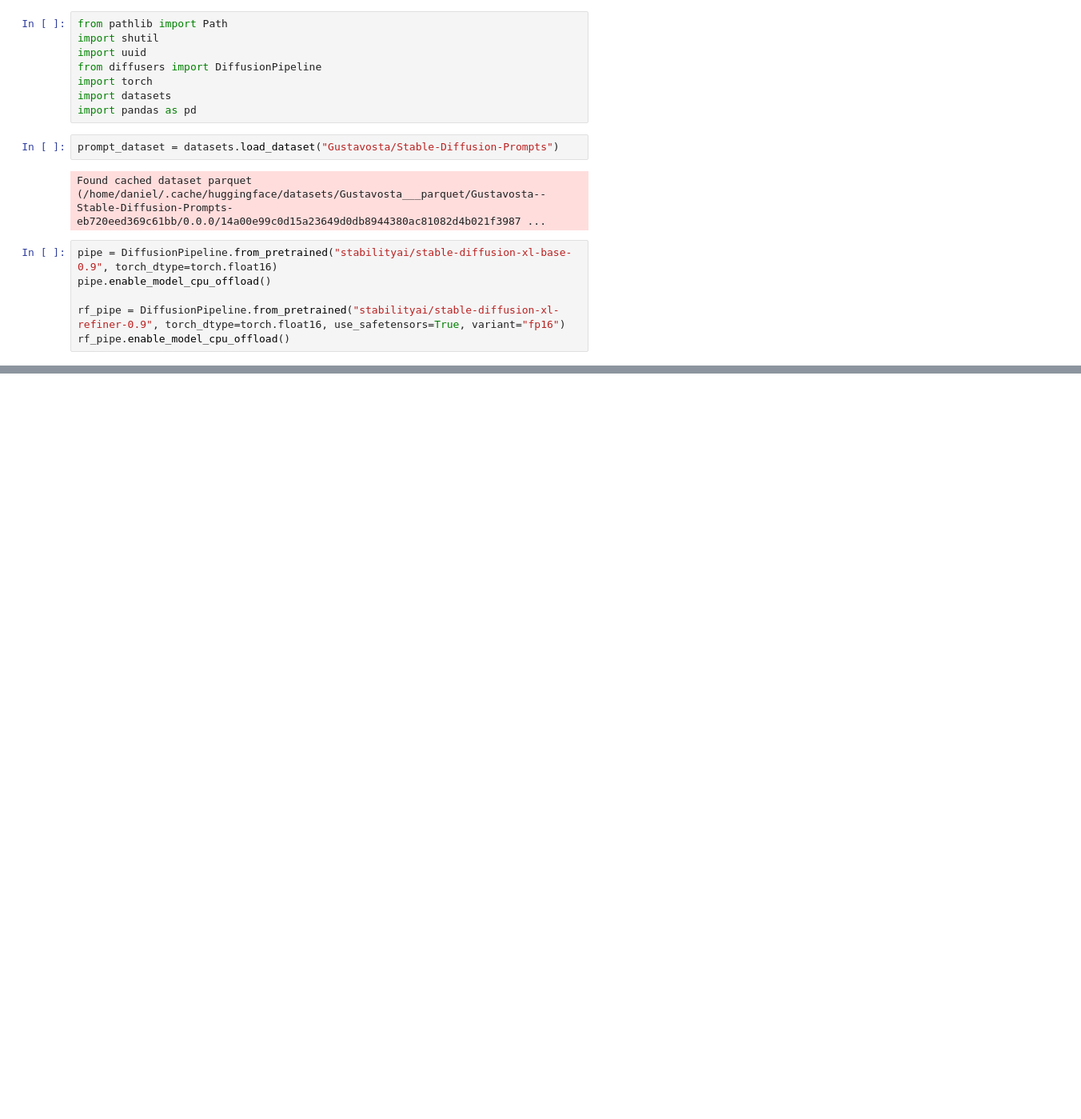
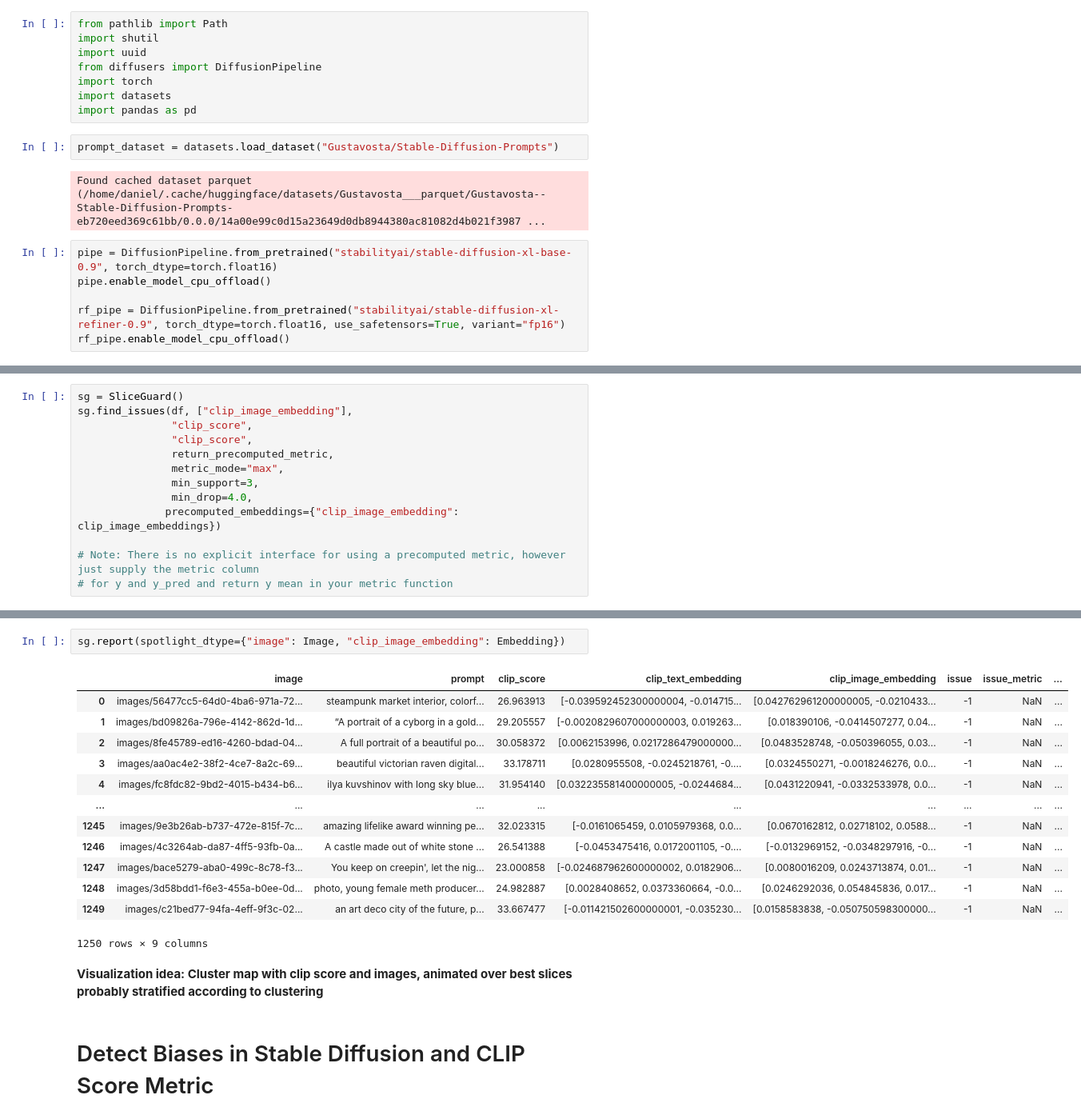
Before and after one commit to Renumics/sliceguard, a Jupyter notebook: examples/stable_diffusion_evaluation.ipynb, the cells around one changed output, grey strips where cells are left out. Shown at 80% size. Saved outputs shown, nothing was run; the diff lists cells and outputs as text; blank space fills up the shorter version.

Commit message:
use precomputed clip embeddings for evaluation

```diff
--- a/examples/stable_diffusion_evaluation.ipynb
+++ b/examples/stable_diffusion_evaluation.ipynb
@@ -89,0 +175,13 @@ KeyboardInterrupt
+# %%
+sg = SliceGuard()
+sg.find_issues(df, ["clip_image_embedding"],
+               "clip_score",
+               "clip_score",
+               return_precomputed_metric,
+               metric_mode="max",
+               min_support=3,
+               min_drop=4.0,
+              precomputed_embeddings={"clip_image_embedding": clip_image_embeddings})
+
+# Note: There is no explicit interface for using a precomputed metric, however just supply the metric column
+# for y and y_pred and return y mean in your metric function
@@ -89,0 +206,20 @@ KeyboardInterrupt
+# %%
+sg.report(spotlight_dtype={"image": Image, "clip_image_embedding": Embedding})
+# %% [output]
+|  | image | prompt | clip_score | clip_text_embedding | clip_image_embedding | issue | issue_metric | ... |
+| 0 | images/56477cc5-64d0-4ba6-971a-72... | steampunk market interior, colorf... | 26.963913 | [-0.039592452300000004, -0.014715... | [0.042762961200000005, -0.0210433... | -1 | NaN | ... |
+| 1 | images/bd09826a-796e-4142-862d-1d... | “A portrait of a cyborg in a gold... | 29.205557 | [-0.0020829607000000003, 0.019263... | [0.018390106, -0.0414507277, 0.04... | -1 | NaN | ... |
+| 2 | images/8fe45789-ed16-4260-bdad-04... | A full portrait of a beautiful po... | 30.058372 | [0.0062153996, 0.0217286479000000... | [0.0483528748, -0.050396055, 0.03... | -1 | NaN | ... |
+| 3 | images/aa0ac4e2-38f2-4ce7-8a2c-69... | beautiful victorian raven digital... | 33.178711 | [0.0280955508, -0.0245218761, -0.... | [0.0324550271, -0.0018246276, 0.0... | -1 | NaN | ... |
+| 4 | images/fc8fdc82-9bd2-4015-b434-b6... | ilya kuvshinov with long sky blue... | 31.954140 | [0.032235581400000005, -0.0244684... | [0.0431220941, -0.0332533978, 0.0... | -1 | NaN | ... |
+| ... | ... | ... | ... | ... | ... | ... | ... | ... |
+| 1245 | images/9e3b26ab-b737-472e-815f-7c... | amazing lifelike award winning pe... | 32.023315 | [-0.0161065459, 0.0105979368, 0.0... | [0.0670162812, 0.02718102, 0.0588... | -1 | NaN | ... |
+| 1246 | images/4c3264ab-da87-4ff5-93fb-0a... | A castle made out of white stone ... | 26.541388 | [-0.0453475416, 0.0172001105, -0.... | [-0.0132969152, -0.0348297916, -0... | -1 | NaN | ... |
+| 1247 | images/bace5279-aba0-499c-8c78-f3... | You keep on creepin', let the nig... | 23.000858 | [-0.024687962600000002, 0.0182906... | [0.0080016209, 0.0243713874, 0.01... | -1 | NaN | ... |
+| 1248 | images/3d58bdd1-f6e3-455a-b0ee-0d... | photo, young female meth producer... | 24.982887 | [0.0028408652, 0.0373360664, -0.0... | [0.0246292036, 0.054845836, 0.017... | -1 | NaN | ... |
+| 1249 | images/c21bed77-94fa-4eff-9f3c-02... | an art deco city of the future, p... | 33.667477 | [-0.011421502600000001, -0.035230... | [0.0158583838, -0.050750598300000... | -1 | NaN | ... |
+1250 rows × 9 columns
+# %% [markdown]
+**Visualization idea: Cluster map with clip score and images, animated over best slices probably stratified according to clustering**
+# %% [markdown]
+# Detect Biases in Stable Diffusion and CLIP Score Metric
```
Also changed, not shown: parts of 27 cells of this notebook, 2 other files.
